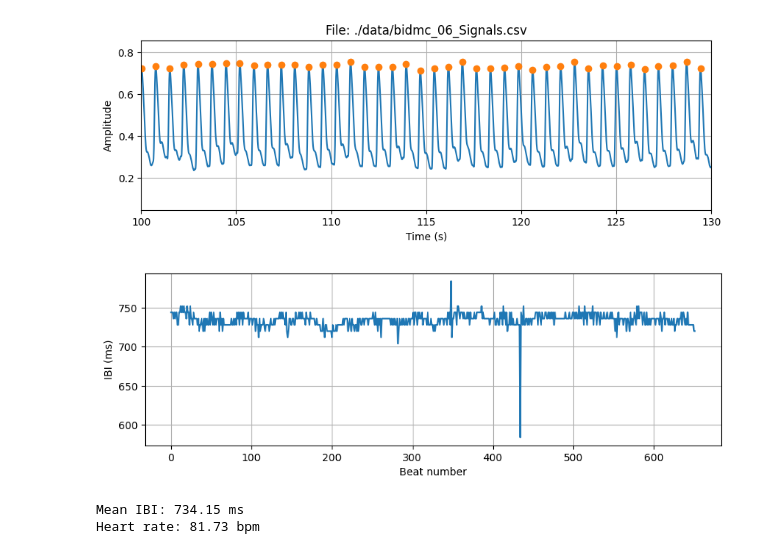
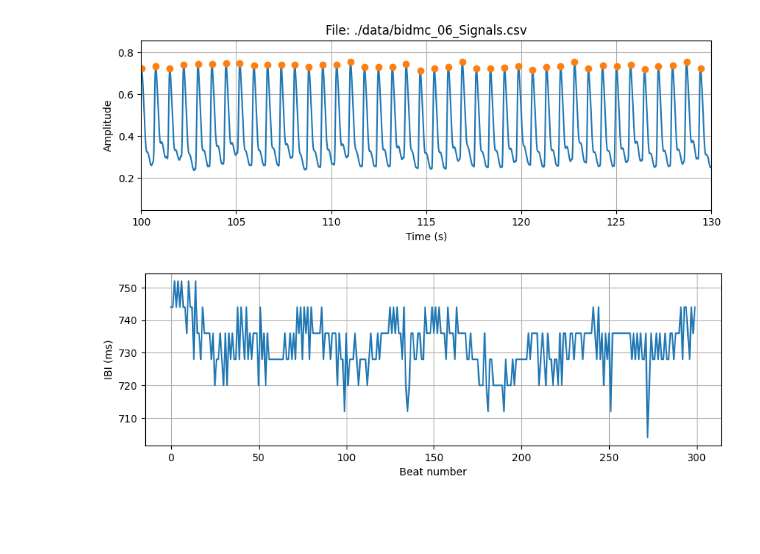
Before and after one commit to teppoto/Laitteisto-1, a Jupyter notebook: Health tech/hrv_analysis/HT_A2_Toropainen.ipynb, the cells around one changed output. Drawn from its saved outputs; the diff is of its cells as text; code cells hidden in the pictures; blank space fills up the shorter version.

```diff
--- a/Health tech/hrv_analysis/HT_A2_Toropainen.ipynb
+++ b/Health tech/hrv_analysis/HT_A2_Toropainen.ipynb
@@ -119,33 +123,22 @@ plt.show()
 # %%
 # Calculate the inter-beat intervals (IBI)
 ppi = np.diff(peaks)*ts*1000 # in milliseconds
 
 # Example: select the beats from 10 to 310.
 # Uncomment  and modify, if needed
-# ppi = ppi[10:310]
+ppi = ppi[10:310]
 
 # Example: select the beats with IBI between 600 and 800 ms
 # Uncomment and modify, if needed
 i = (ppi > 500) & (ppi < 800)
 ppi = ppi[i]
 
 # Plot the IBI
 plt.figure(figsize = (10, 3))
 plt.plot(ppi)
 plt.xlabel('Beat number')
 plt.ylabel('IBI (ms)')
 plt.grid()
 plt.show()
 # %% [output]
-[figure, old version]
+[figure, new version]
-# %%
-# Calculate the average IBI
-mean_ppi = np.mean(ppi)
-print(f'Mean IBI: {mean_ppi:.2f} ms')
-
-# Calculate the heart rate
-hr = 60000/mean_ppi
-print(f'Heart rate: {hr:.2f} bpm')
-# %% [output]
-Mean IBI: 734.15 ms
-Heart rate: 81.73 bpm
```
Also changed, not shown: parts of 7 cells of this notebook, 1 other file.
